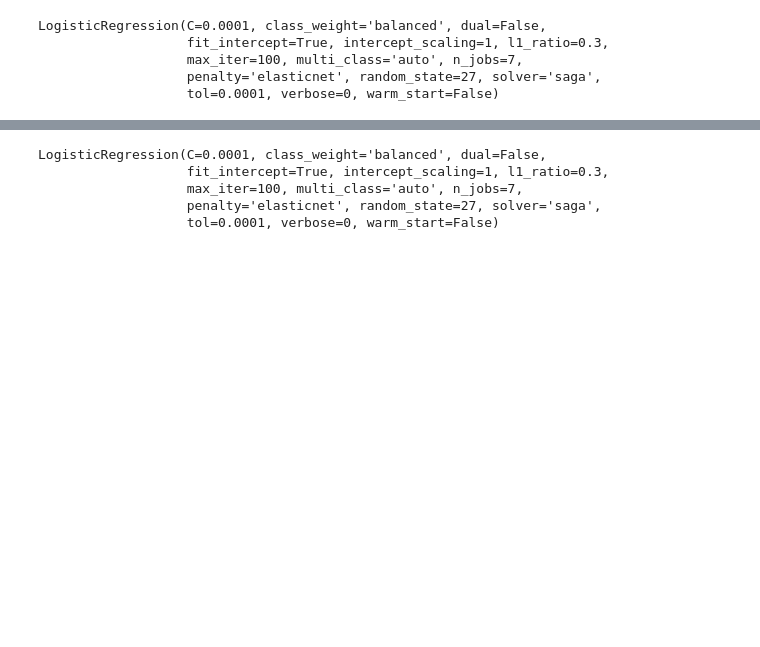
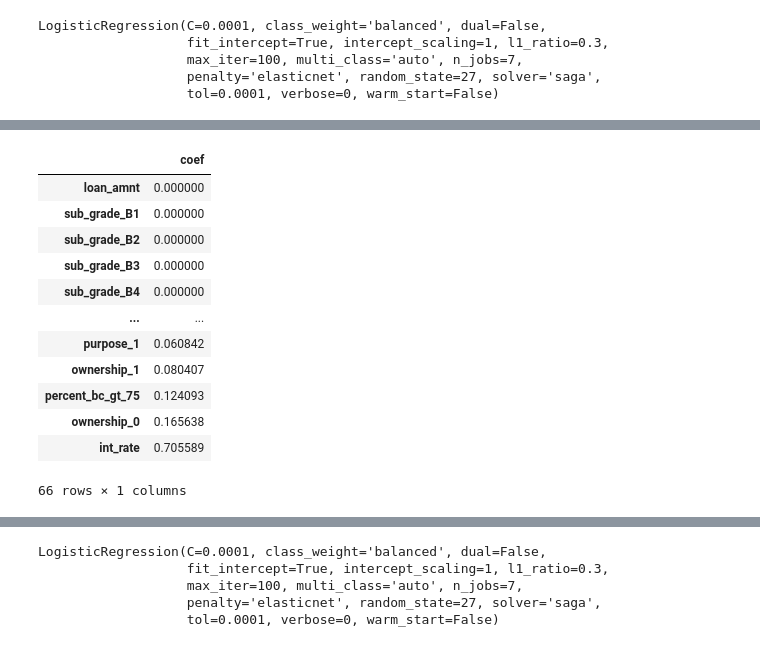
Before and after one commit to GarrettSikes/Lending_Club_Capstone, a Jupyter notebook: Garrett/Logistic_Regression_Garrett_Sikes.ipynb, the cells around one changed output, grey strips where cells are left out. Drawn from its saved outputs; the diff is of its cells as text; code cells hidden in the pictures; blank space fills up the shorter version.

```diff
--- a/Garrett/Logistic_Regression_Garrett_Sikes.ipynb
+++ b/Garrett/Logistic_Regression_Garrett_Sikes.ipynb
@@ -185,0 +184,20 @@ revol_bal-0.004 +/- 0.001
+# %%
+temp = pd.DataFrame(log_odds_norm,
+             X.columns, columns=['coef'])
+temp['coef'] = abs(temp['coef'])
+temp = temp.sort_values(by='coef', ascending=True)
+temp
+# %% [output]
+|  | coef |
+| loan_amnt | 0.000000 |
+| sub_grade_B1 | 0.000000 |
+| sub_grade_B2 | 0.000000 |
+| sub_grade_B3 | 0.000000 |
+| sub_grade_B4 | 0.000000 |
+| ... | ... |
+| purpose_1 | 0.060842 |
+| ownership_1 | 0.080407 |
+| percent_bc_gt_75 | 0.124093 |
+| ownership_0 | 0.165638 |
+| int_rate | 0.705589 |
+66 rows × 1 columns
```
Also changed, not shown: parts of 20 cells of this notebook.
